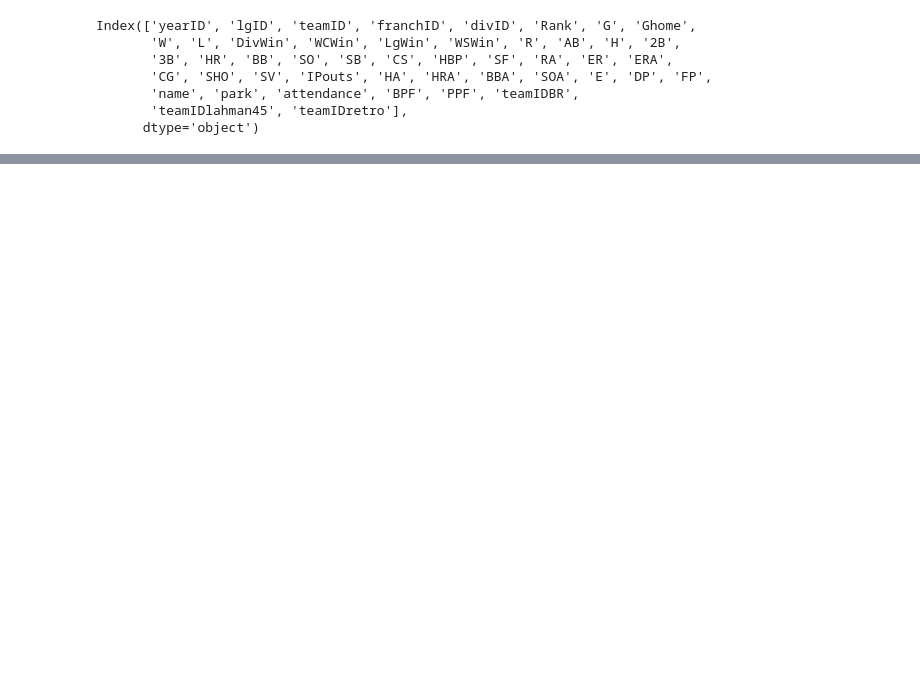
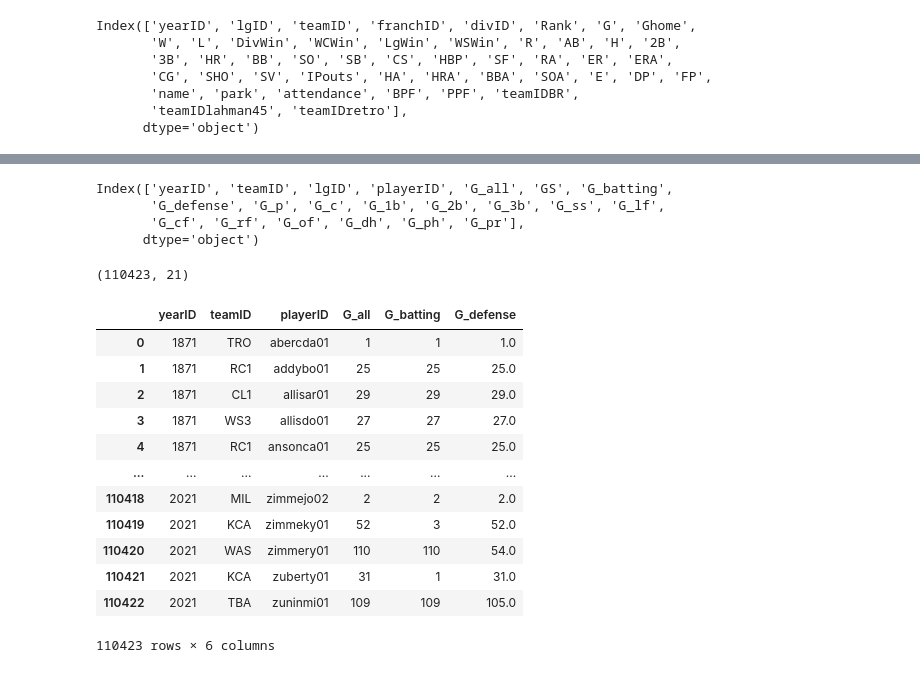
Before and after one commit to eric-spoerner/just_baseball_things, a Jupyter notebook: exploratory_analysis.ipynb, the cells around one changed output, grey strips where cells are left out. Drawn from its saved outputs; the diff is of its cells as text; code cells hidden in the pictures; blank space fills up the shorter version.

```diff
--- a/padres.ipynb
+++ b/exploratory_analysis.ipynb
@@ -61,3 +73,9 @@ Index(['yearID', 'lgID', 'teamID', 'franchID', 'divID', 'Rank', 'G', 'Ghome',
        'name', 'park', 'attendance', 'BPF', 'PPF', 'teamIDBR',
        'teamIDlahman45', 'teamIDretro'],
       dtype='object')
+# %%
+appearances_csv = zf.open('baseballdatabank-2022.2/core/Appearances.csv')
+
+
+appearances_df = pd.read_csv(appearances_csv)
+appearances_df.head(5)
@@ -63,0 +90,30 @@ Index(['yearID', 'lgID', 'teamID', 'franchID', 'divID', 'Rank', 'G', 'Ghome',
+# %%
+# more agg games per season = higher likelihood of attracting a crowd
+# batting/defense may matter.  what about position?
+appearances_df.columns
+# %% [output]
+Index(['yearID', 'teamID', 'lgID', 'playerID', 'G_all', 'GS', 'G_batting',
+       'G_defense', 'G_p', 'G_c', 'G_1b', 'G_2b', 'G_3b', 'G_ss', 'G_lf',
+       'G_cf', 'G_rf', 'G_of', 'G_dh', 'G_ph', 'G_pr'],
+      dtype='object')
+# %%
+appearances_df.shape
+# %% [output]
+(110423, 21)
+# %%
+appearances_trimmed_df = appearances_df[['yearID', 'teamID', 'playerID', 'G_all', 'G_batting', 'G_defense']]
+appearances_trimmed_df
+# %% [output]
+|  | yearID | teamID | playerID | G_all | G_batting | G_defense |
+| 0 | 1871 | TRO | abercda01 | 1 | 1 | 1.0 |
+| 1 | 1871 | RC1 | addybo01 | 25 | 25 | 25.0 |
+| 2 | 1871 | CL1 | allisar01 | 29 | 29 | 29.0 |
+| 3 | 1871 | WS3 | allisdo01 | 27 | 27 | 27.0 |
+| 4 | 1871 | RC1 | ansonca01 | 25 | 25 | 25.0 |
+| ... | ... | ... | ... | ... | ... | ... |
+| 110418 | 2021 | MIL | zimmejo02 | 2 | 2 | 2.0 |
+| 110419 | 2021 | KCA | zimmeky01 | 52 | 3 | 52.0 |
+| 110420 | 2021 | WAS | zimmery01 | 110 | 110 | 54.0 |
+| 110421 | 2021 | KCA | zuberty01 | 31 | 1 | 31.0 |
+| 110422 | 2021 | TBA | zuninmi01 | 109 | 109 | 105.0 |
+110423 rows × 6 columns
```
Also changed, not shown: parts of 7 cells of this notebook, 2 other files.
